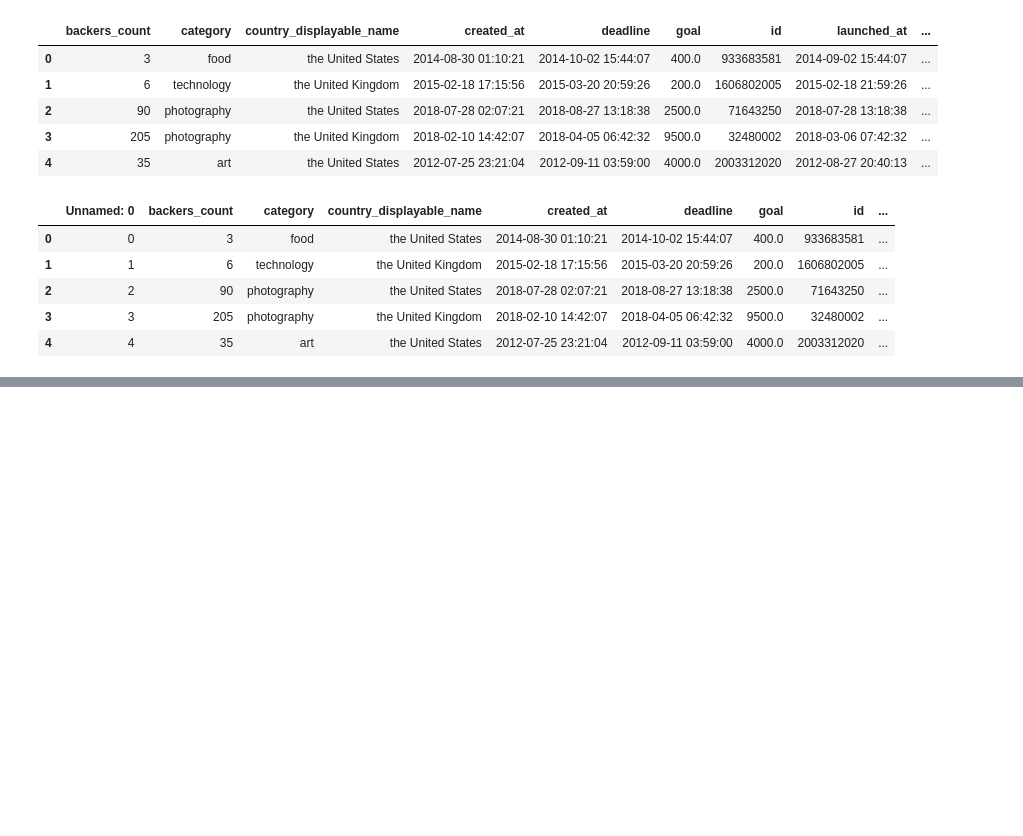
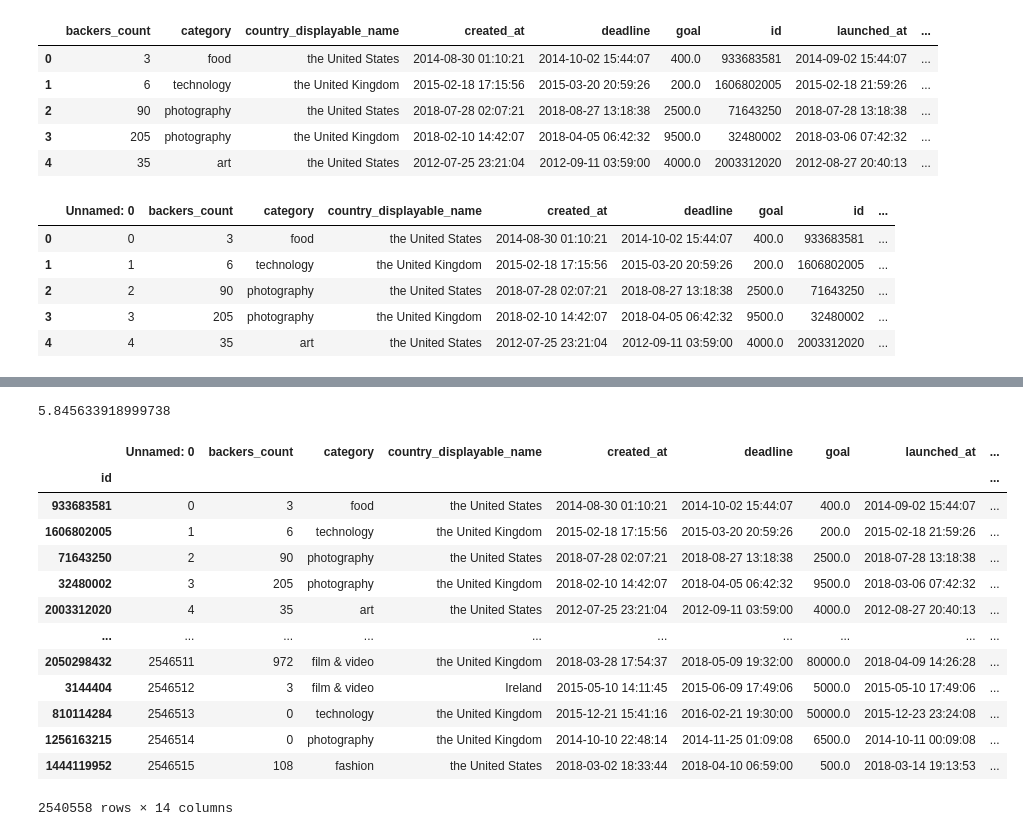
Before and after one commit to abhattac92/COVID_Deaths, a Jupyter notebook: clean_data.ipynb, the cells around one changed output, grey strips where cells are left out. Saved outputs shown, nothing was run; the diff lists cells and outputs as text; code cells hidden in the pictures; blank space fills up the shorter version.

Commit message:
updated clean_data file

```diff
--- a/clean_data.ipynb
+++ b/clean_data.ipynb
@@ -281,0 +290,3 @@ clean_data.head()
+# %%
+data_clean = pd.read_csv('data/clean_data.csv')
+data_clean.head()
@@ -281,0 +300,22 @@ clean_data.head()
+# %%
+end = timer()
+print(end - start)
+# %% [output]
+5.845633918999738
+# %%
+data_clean.set_index('id')
+# %% [output]
+|  | Unnamed: 0 | backers_count | category | country_displayable_name | created_at | deadline | goal | launched_at | ... |
+| id |  |  |  |  |  |  |  |  | ... |
+| 933683581 | 0 | 3 | food | the United States | 2014-08-30 01:10:21 | 2014-10-02 15:44:07 | 400.0 | 2014-09-02 15:44:07 | ... |
+| 1606802005 | 1 | 6 | technology | the United Kingdom | 2015-02-18 17:15:56 | 2015-03-20 20:59:26 | 200.0 | 2015-02-18 21:59:26 | ... |
+| 71643250 | 2 | 90 | photography | the United States | 2018-07-28 02:07:21 | 2018-08-27 13:18:38 | 2500.0 | 2018-07-28 13:18:38 | ... |
+| 32480002 | 3 | 205 | photography | the United Kingdom | 2018-02-10 14:42:07 | 2018-04-05 06:42:32 | 9500.0 | 2018-03-06 07:42:32 | ... |
+| 2003312020 | 4 | 35 | art | the United States | 2012-07-25 23:21:04 | 2012-09-11 03:59:00 | 4000.0 | 2012-08-27 20:40:13 | ... |
+| ... | ... | ... | ... | ... | ... | ... | ... | ... | ... |
+| 2050298432 | 2546511 | 972 | film & video | the United Kingdom | 2018-03-28 17:54:37 | 2018-05-09 19:32:00 | 80000.0 | 2018-04-09 14:26:28 | ... |
+| 3144404 | 2546512 | 3 | film & video | Ireland | 2015-05-10 14:11:45 | 2015-06-09 17:49:06 | 5000.0 | 2015-05-10 17:49:06 | ... |
+| 810114284 | 2546513 | 0 | technology | the United Kingdom | 2015-12-21 15:41:16 | 2016-02-21 19:30:00 | 50000.0 | 2015-12-23 23:24:08 | ... |
+| 1256163215 | 2546514 | 0 | photography | the United Kingdom | 2014-10-10 22:48:14 | 2014-11-25 01:09:08 | 6500.0 | 2014-10-11 00:09:08 | ... |
+| 1444119952 | 2546515 | 108 | fashion | the United States | 2018-03-02 18:33:44 | 2018-04-10 06:59:00 | 500.0 | 2018-03-14 19:13:53 | ... |
+2540558 rows × 14 columns
```
Also changed, not shown: parts of 28 cells of this notebook.
